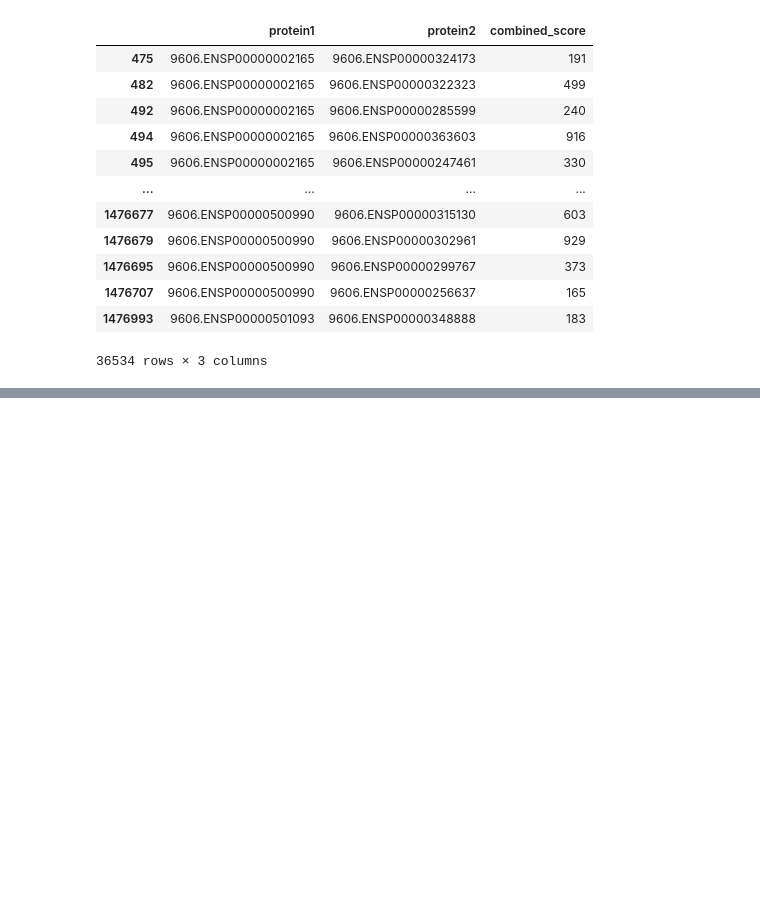
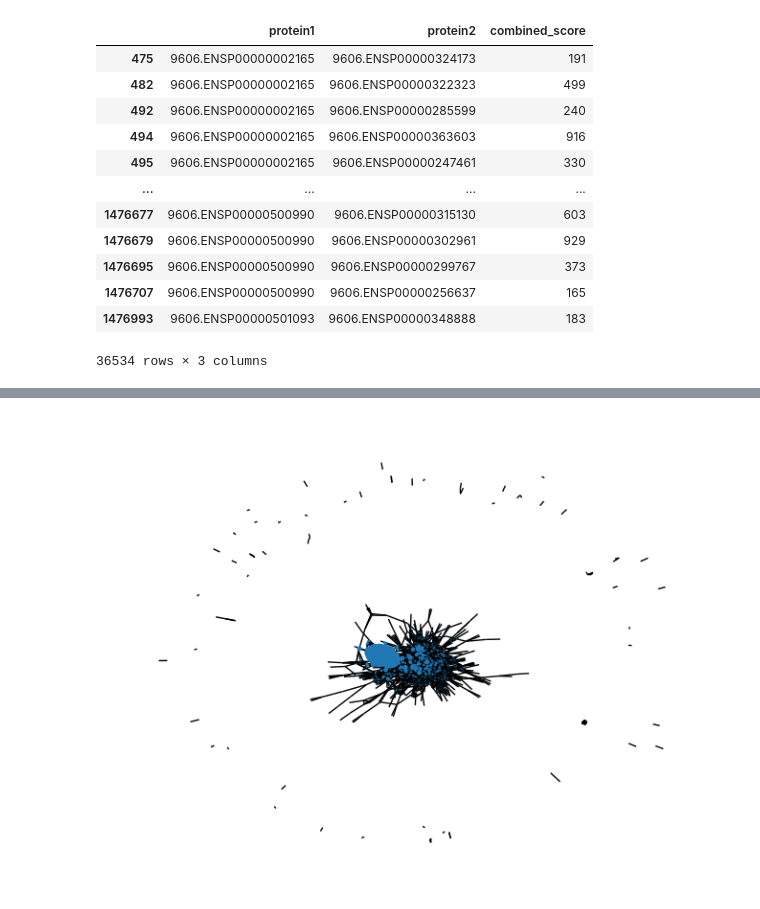
Before and after one commit to buijt/hello-string-network-analysis, a Jupyter notebook: hello_network_analysis.ipynb, the cells around one changed output, grey strips where cells are left out. Cells and saved outputs as stored; diff of their text form; code cells hidden in the pictures; blank space fills up the shorter version.

```diff
--- a/hello_network_analysis.ipynb
+++ b/hello_network_analysis.ipynb
@@ -104,0 +125,10 @@ nx.draw(G, with_labels=False, font_weight='bold')
+# %%
+# TODO try centrality analysis
+# identify centrality of each node
+centrality=nx.eigenvector_centrality(G)
+nx.set_node_attributes(G, centrality, "eigenvector")
+# size nodes by centrality
+node_size = [v * 1000 for v in nx.get_node_attributes(G, 'eigenvector').values()]
+nx.draw(G, node_size= node_size, with_labels=False)
+# %% [output]
+[figure, added]
```
Also changed, not shown: parts of 8 cells of this notebook.
